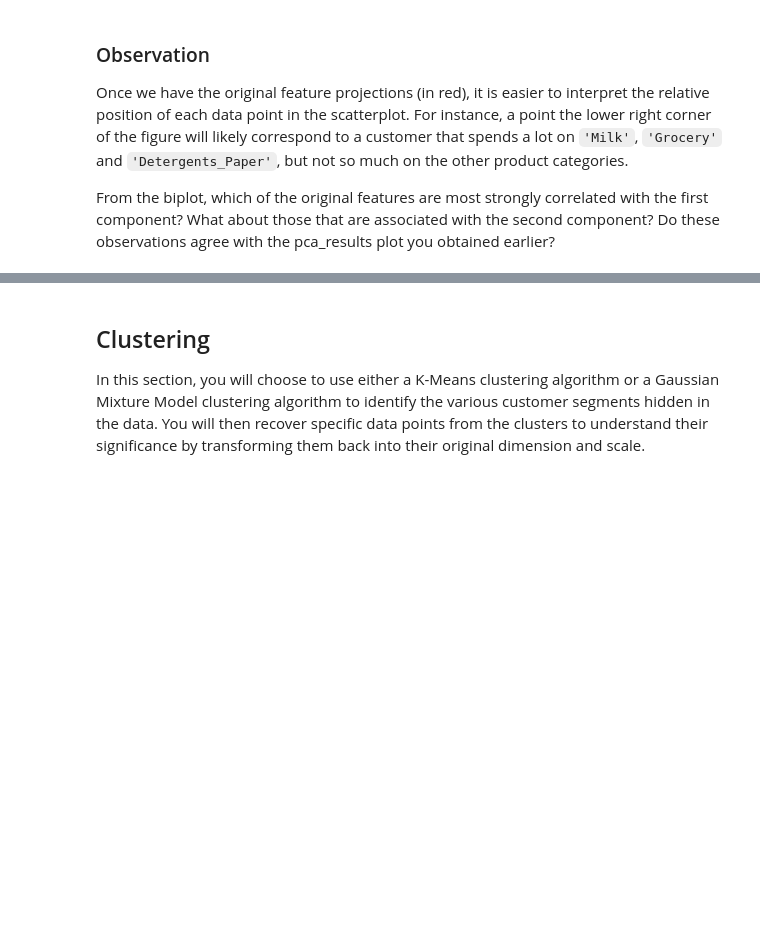
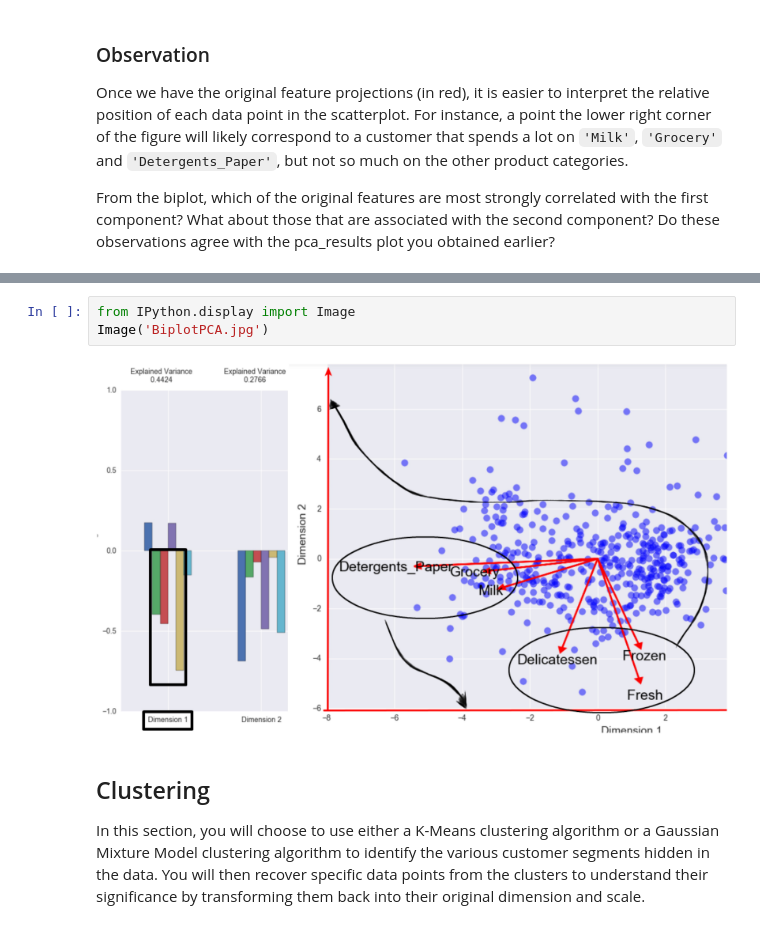
Before and after one commit to satishjasthi/Machine-learning-projects, a Jupyter notebook: Customer_segments/customer_segments.ipynb, the cells around one changed output, grey strips where cells are left out. Drawn from its saved outputs; the diff is of its cells as text; blank space fills up the shorter version.

```diff
--- a/Customer_segments/customer_segments.ipynb
+++ b/Customer_segments/customer_segments.ipynb
@@ -393,3 +459,8 @@ From the biplot, which of the original features are most strongly correlated wit
+# %%
+from IPython.display import Image
+Image('BiplotPCA.jpg')
+# %% [output]
+[figure, added]
 # %% [markdown]
 ## Clustering
 
```
Also changed, not shown: parts of 38 cells of this notebook, 4 other files.
